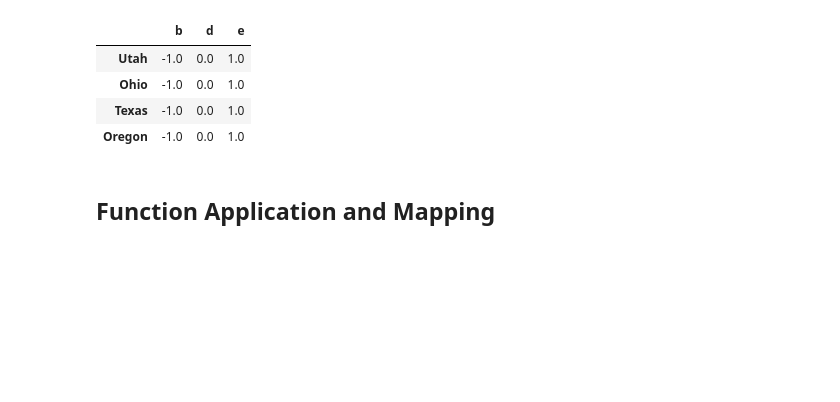
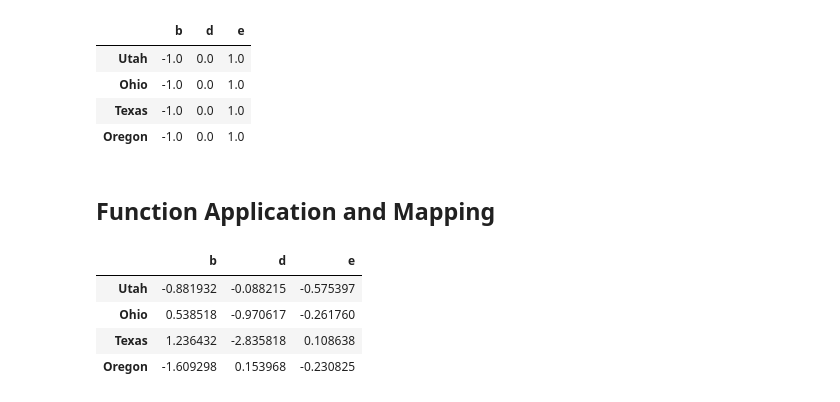
Before and after one commit to Zlisu/Notes, a Jupyter notebook: Python for Data Analysis/Ch 5, Pandas.ipynb, the cells around one changed output. Saved outputs shown, nothing was run; the diff lists cells and outputs as text; code cells hidden in the pictures; blank space fills up the shorter version.

```diff
--- a/Python for Data Analysis/Ch 5, Pandas.ipynb
+++ b/Python for Data Analysis/Ch 5, Pandas.ipynb
@@ -1115,3 +1115,14 @@ frame.sub(series3, axis='index')
 | Oregon | -1.0 | 0.0 | 1.0 |
 # %% [markdown]
 ## Function Application and Mapping
+# %%
+frame = pd.DataFrame(np.random.randn(4, 3), columns=list('bde'),
+                     index=['Utah', 'Ohio', 'Texas', 'Oregon'])
+# %%
+frame
+# %% [output]
+|  | b | d | e |
+| Utah | -0.881932 | -0.088215 | -0.575397 |
+| Ohio | 0.538518 | -0.970617 | -0.261760 |
+| Texas | 1.236432 | -2.835818 | 0.108638 |
+| Oregon | -1.609298 | 0.153968 | -0.230825 |
```
Also changed, not shown: parts of 39 cells of this notebook.
